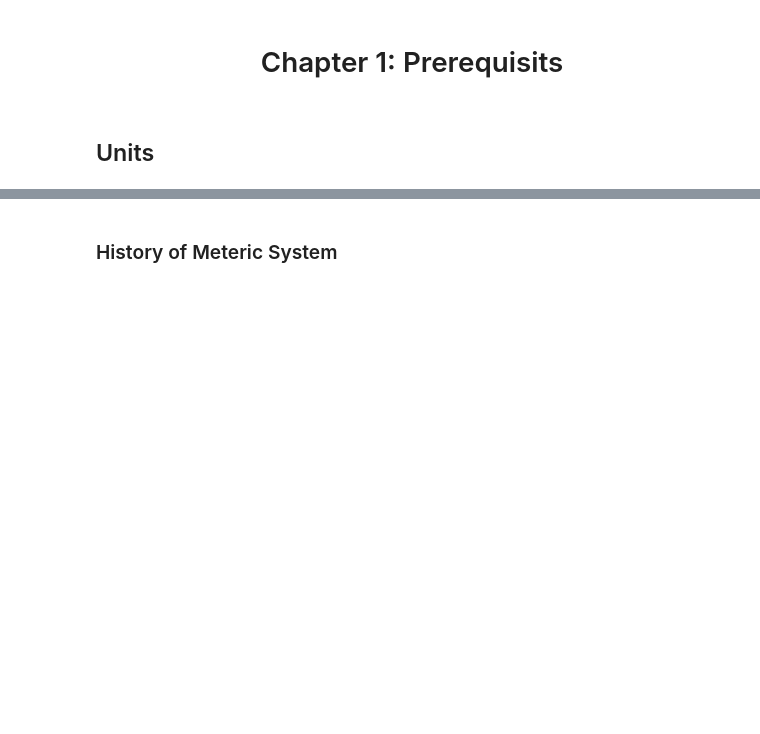
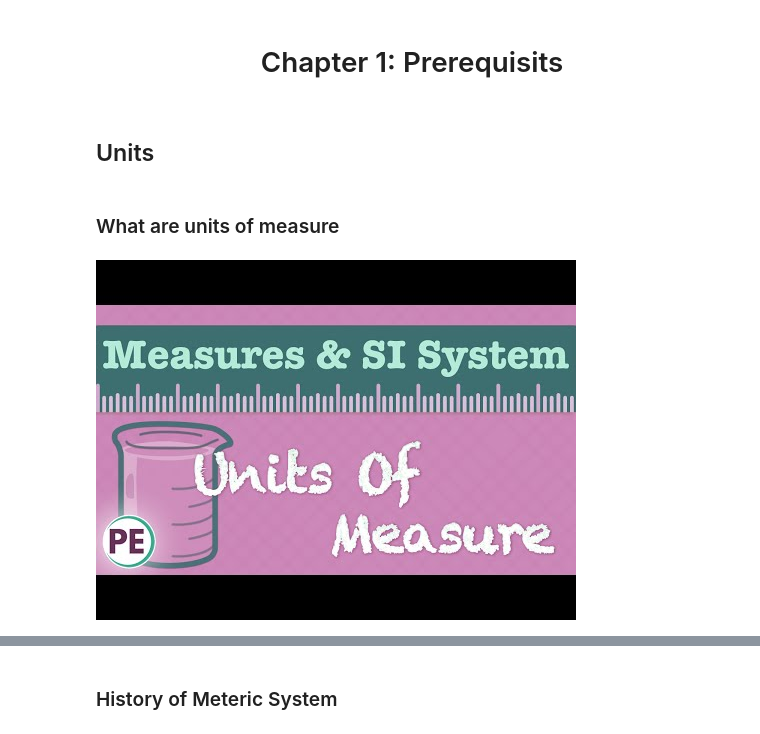
Before and after one commit to AhmadAlsaadi/Introduction-to-chemical-engineering, a Jupyter notebook: Units.ipynb, the cells around one changed output, grey strips where cells are left out. Saved outputs shown, nothing was run; the diff lists cells and outputs as text; code cells hidden in the pictures; blank space fills up the shorter version.

Commit message:
new videos were added to the first chapter

```diff
--- a/Units.ipynb
+++ b/Units.ipynb
@@ -2,3 +2,10 @@
 <div align="center"><h1> Chapter 1: Prerequisits</h1></div>
 # %% [markdown]
 ## Units
+# %% [markdown]
+### What are units of measure
+# %%
+from IPython.display import YouTubeVideo
+YouTubeVideo('oAtDAoqdExw', width=800, height=400)
+# %% [output]
+[figure, added]
```
Also changed, not shown: parts of 22 cells of this notebook.
